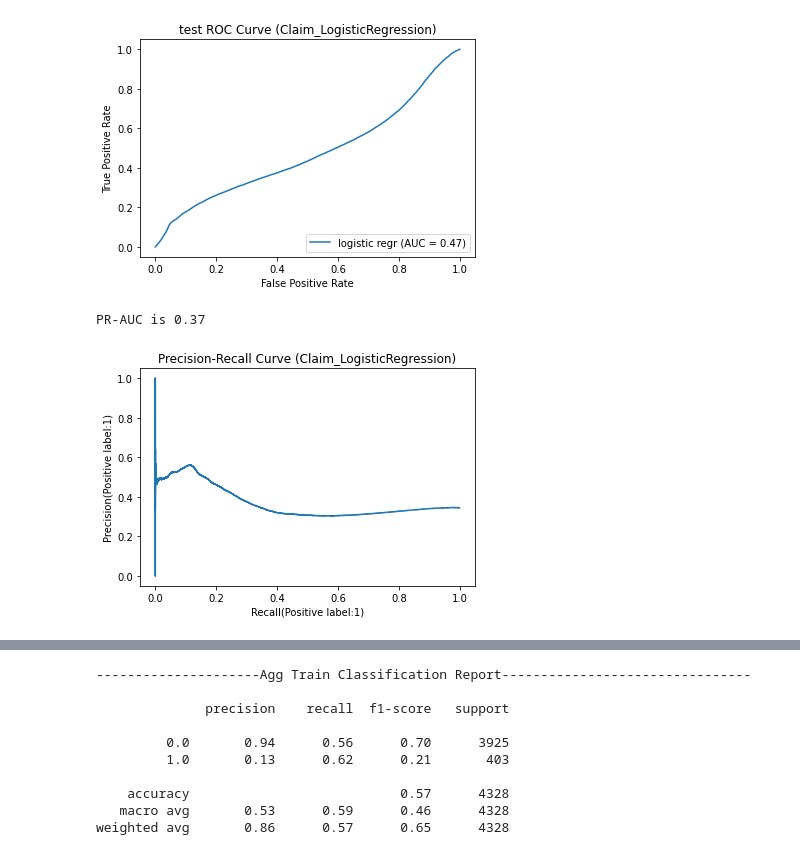
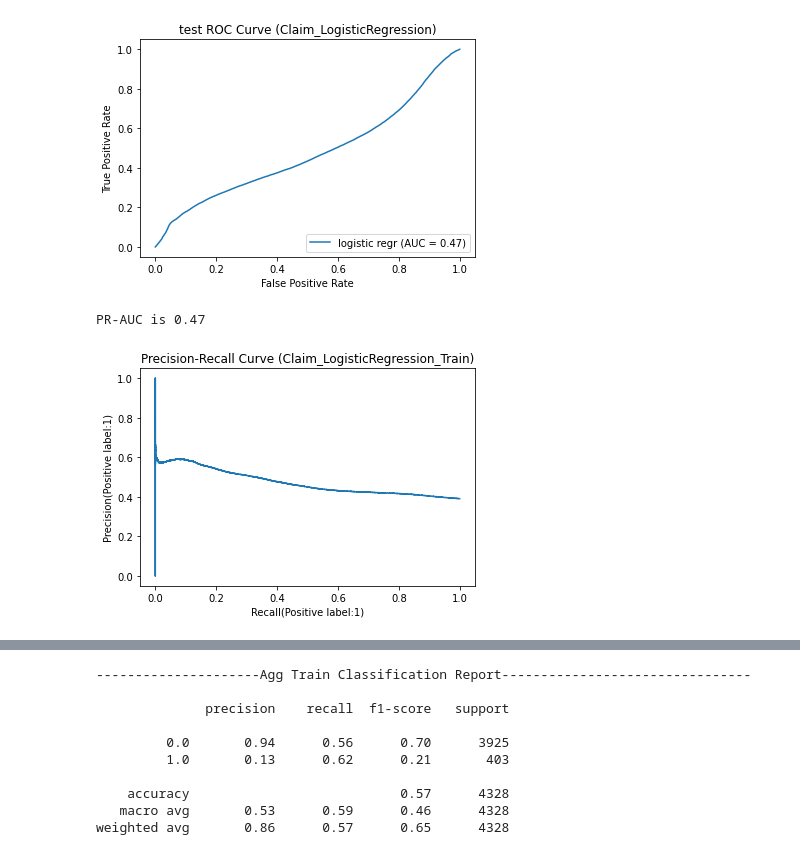
Before and after one commit to yang5hi/healthcare_provider_fraud_detection, a Jupyter notebook: 2c_Claim_Level_Basemodel_Updates.ipynb, the cells around one changed output, grey strips where cells are left out. Cells and saved outputs as stored; diff of their text form; code cells hidden in the pictures.

```diff
--- a/2c_Claim_Level_Basemodel_Updates.ipynb
+++ b/2c_Claim_Level_Basemodel_Updates.ipynb
@@ -752,20 +829,20 @@ plt.show()
 # %% [output]
 [figure]
 # %%
-y_score = y_test_proba[:, 1]
+y_score = y_train_proba[:, 1]
 
 # Data to plot precision - recall curve
-precision, recall, thresholds = precision_recall_curve(y_test, y_score)
+precision, recall, thresholds = precision_recall_curve(y_train, y_score)
 # Use AUC function to calculate the area under the curve of precision recall curve
 auc_precision_recall = auc(recall, precision)
 print('PR-AUC is {:.2f}'.format(auc_precision_recall))
 
 # plot PR curve
 plt.plot(recall, precision)
 plt.xlabel('Recall(Positive label:1)')
 plt.ylabel('Precision(Positive label:1)')
-plt.title('Precision-Recall Curve (Claim_LogisticRegression)')
+plt.title('Precision-Recall Curve (Claim_LogisticRegression_Train)')
 plt.show()
 # %% [output]
-PR-AUC is 0.37
+PR-AUC is 0.47
-[figure, old version]
+[figure, new version]
```
Also changed, not shown: parts of 10 cells of this notebook.
